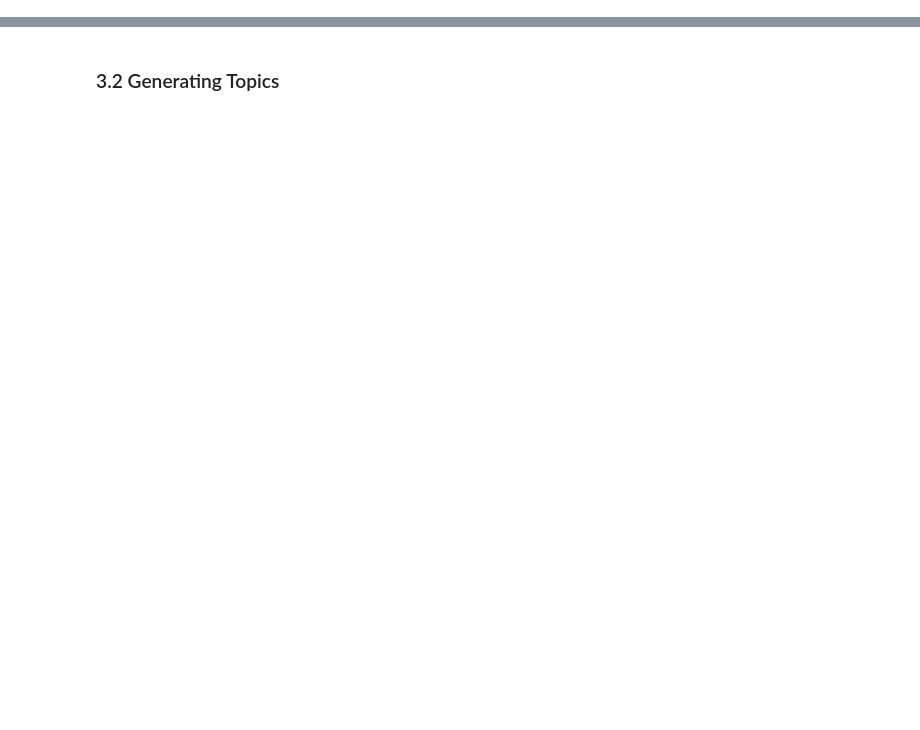
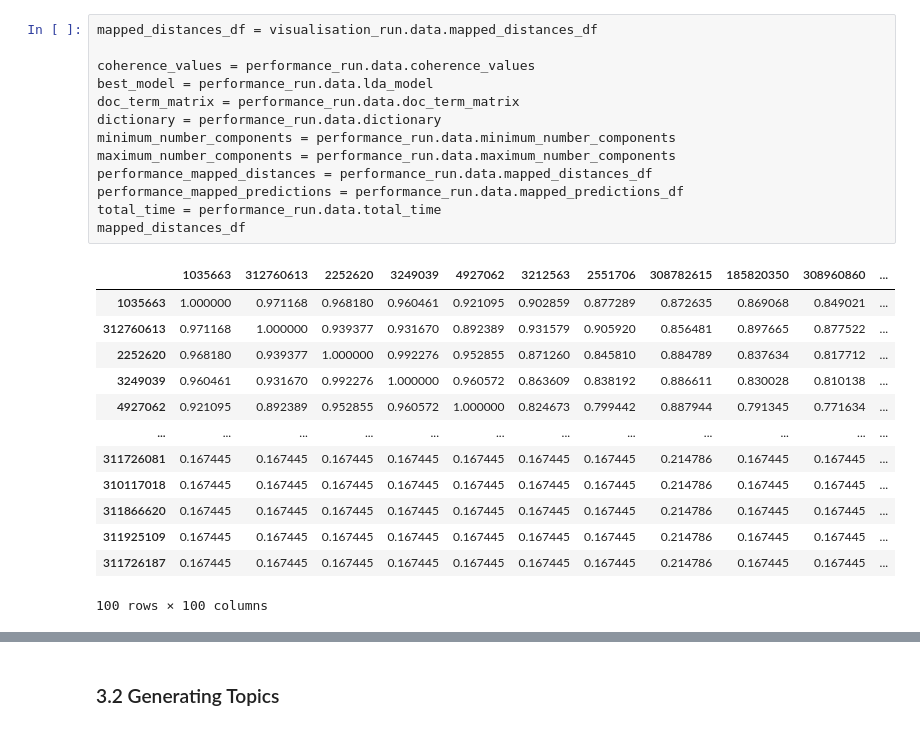
Before and after one commit to thiagolrpinho/nlp-similarity-models, a Jupyter notebook: main.ipynb, the cells around one changed output, grey strips where cells are left out. Saved outputs shown, nothing was run; the diff lists cells and outputs as text; blank space fills up the shorter version.

```diff
--- a/main.ipynb
+++ b/main.ipynb
@@ -149 +63,28 @@ doc_term_matrix = [dictionary.doc2bow(doc) for doc in tokenized_docs]
+# %%
+mapped_distances_df = visualisation_run.data.mapped_distances_df
+
+coherence_values = performance_run.data.coherence_values
+best_model = performance_run.data.lda_model
+doc_term_matrix = performance_run.data.doc_term_matrix
+dictionary = performance_run.data.dictionary
+minimum_number_components = performance_run.data.minimum_number_components
+maximum_number_components = performance_run.data.maximum_number_components
+performance_mapped_distances = performance_run.data.mapped_distances_df
+performance_mapped_predictions = performance_run.data.mapped_predictions_df
+total_time = performance_run.data.total_time
+mapped_distances_df
+# %% [output]
+|  | 1035663 | 312760613 | 2252620 | 3249039 | 4927062 | 3212563 | 2551706 | 308782615 | 185820350 | 308960860 | ... |
+| 1035663 | 1.000000 | 0.971168 | 0.968180 | 0.960461 | 0.921095 | 0.902859 | 0.877289 | 0.872635 | 0.869068 | 0.849021 | ... |
+| 312760613 | 0.971168 | 1.000000 | 0.939377 | 0.931670 | 0.892389 | 0.931579 | 0.905920 | 0.856481 | 0.897665 | 0.877522 | ... |
+| 2252620 | 0.968180 | 0.939377 | 1.000000 | 0.992276 | 0.952855 | 0.871260 | 0.845810 | 0.884789 | 0.837634 | 0.817712 | ... |
+| 3249039 | 0.960461 | 0.931670 | 0.992276 | 1.000000 | 0.960572 | 0.863609 | 0.838192 | 0.886611 | 0.830028 | 0.810138 | ... |
+| 4927062 | 0.921095 | 0.892389 | 0.952855 | 0.960572 | 1.000000 | 0.824673 | 0.799442 | 0.887944 | 0.791345 | 0.771634 | ... |
+| ... | ... | ... | ... | ... | ... | ... | ... | ... | ... | ... | ... |
+| 311726081 | 0.167445 | 0.167445 | 0.167445 | 0.167445 | 0.167445 | 0.167445 | 0.167445 | 0.214786 | 0.167445 | 0.167445 | ... |
+| 310117018 | 0.167445 | 0.167445 | 0.167445 | 0.167445 | 0.167445 | 0.167445 | 0.167445 | 0.214786 | 0.167445 | 0.167445 | ... |
+| 311866620 | 0.167445 | 0.167445 | 0.167445 | 0.167445 | 0.167445 | 0.167445 | 0.167445 | 0.214786 | 0.167445 | 0.167445 | ... |
+| 311925109 | 0.167445 | 0.167445 | 0.167445 | 0.167445 | 0.167445 | 0.167445 | 0.167445 | 0.214786 | 0.167445 | 0.167445 | ... |
+| 311726187 | 0.167445 | 0.167445 | 0.167445 | 0.167445 | 0.167445 | 0.167445 | 0.167445 | 0.214786 | 0.167445 | 0.167445 | ... |
+100 rows × 100 columns
 # %%
```
Also changed, not shown: parts of 34 cells of this notebook, 2 other files.
